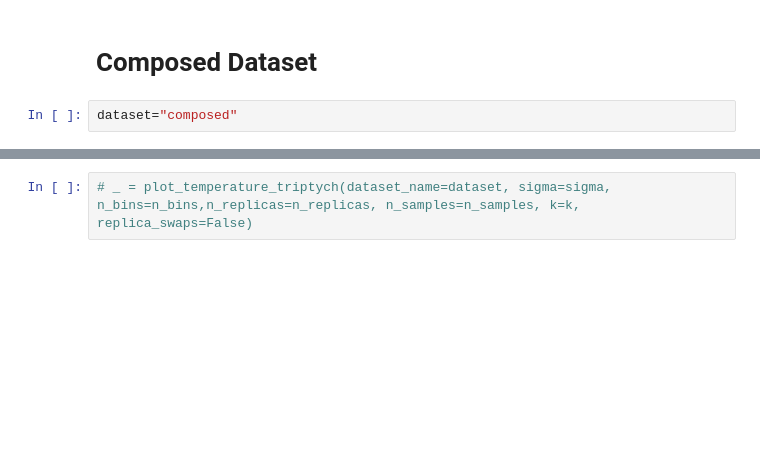
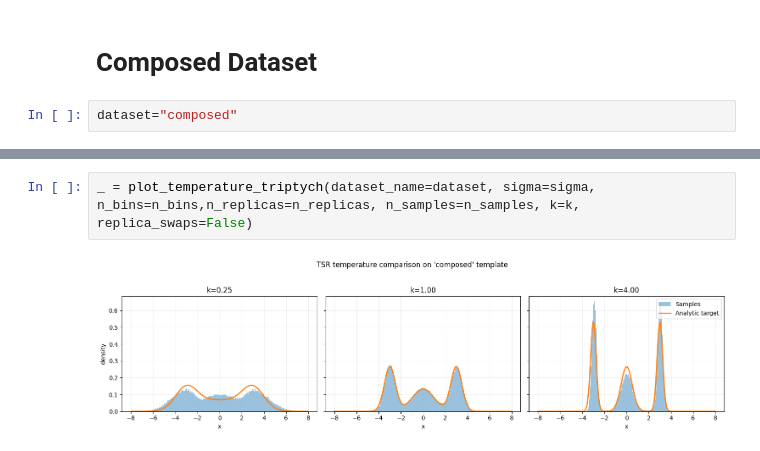
Before and after one commit to oatmeallover/parallel_tempering, a Jupyter notebook: tempered_energy.ipynb, the cells around one changed output, grey strips where cells are left out. Drawn from its saved outputs; the diff is of its cells as text; blank space fills up the shorter version.

```diff
--- a/tempered_energy.ipynb
+++ b/tempered_energy.ipynb
@@ -86,2 +103,4 @@ Time 20 xs 0.16 xt 0.02 swap 0.86
 # %%
-# _ = plot_temperature_triptych(dataset_name=dataset, sigma=sigma, n_bins=n_bins,n_replicas=n_replicas, n_samples=n_samples, k=k, replica_swaps=False)
+_ = plot_temperature_triptych(dataset_name=dataset, sigma=sigma, n_bins=n_bins,n_replicas=n_replicas, n_samples=n_samples, k=k, replica_swaps=False)
+# %% [output]
+[figure, added]
```
Also changed, not shown: parts of 4 cells of this notebook, 2 other files.
